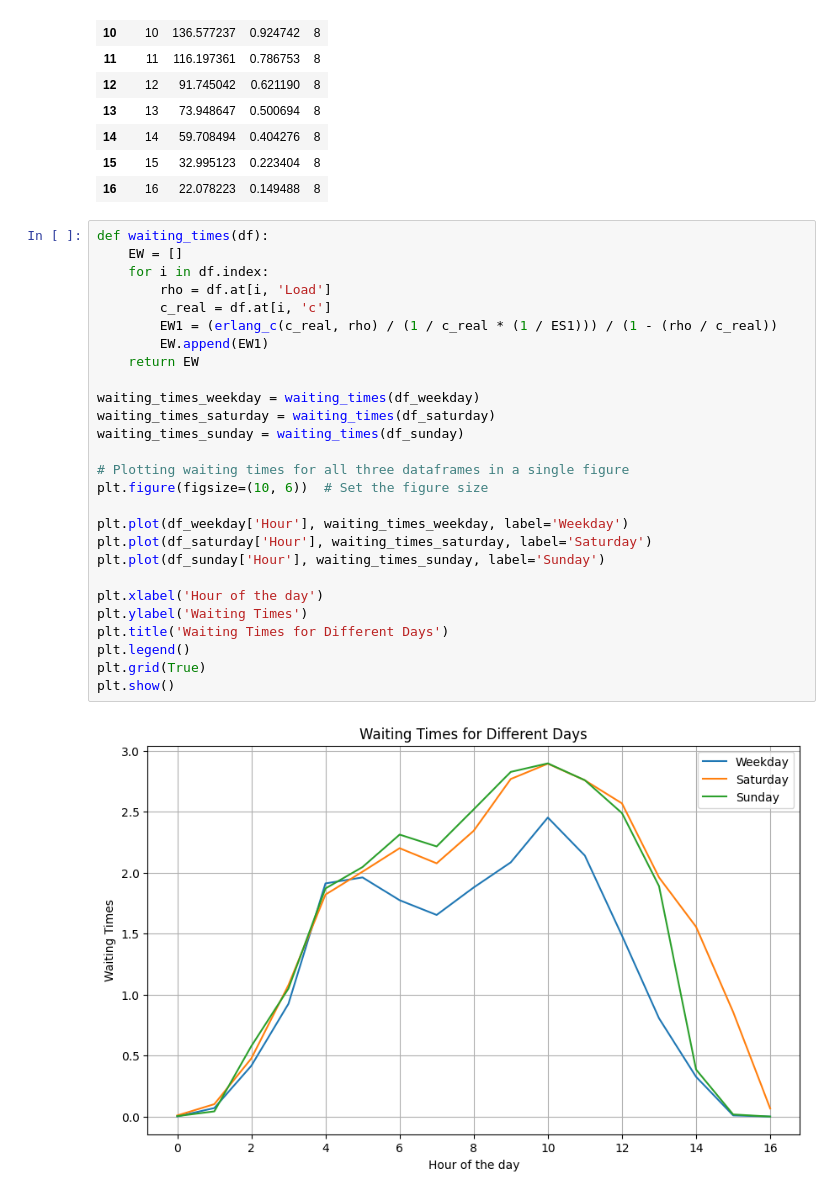
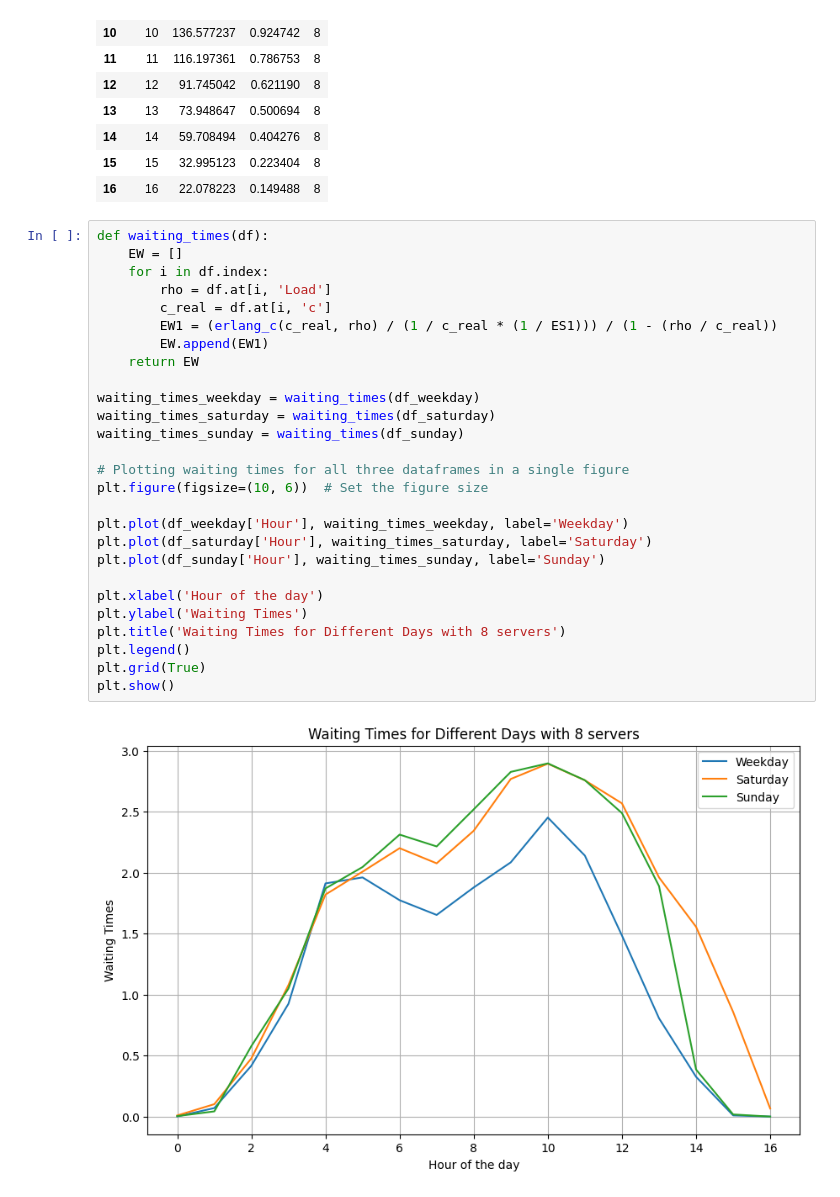
Before and after one commit to nandob7/ASM-Case2, a Jupyter notebook: case2.ipynb, the cells around one changed output. Drawn from its saved outputs; the diff is of its cells as text.

```diff
--- a/case2.ipynb
+++ b/case2.ipynb
@@ -461,29 +461,29 @@ df_weekday
 # %%
 def waiting_times(df):
     EW = []
     for i in df.index:
         rho = df.at[i, 'Load']
         c_real = df.at[i, 'c']
         EW1 = (erlang_c(c_real, rho) / (1 / c_real * (1 / ES1))) / (1 - (rho / c_real))
         EW.append(EW1)
     return EW
 
 waiting_times_weekday = waiting_times(df_weekday)
 waiting_times_saturday = waiting_times(df_saturday)
 waiting_times_sunday = waiting_times(df_sunday)
 
 # Plotting waiting times for all three dataframes in a single figure
 plt.figure(figsize=(10, 6))  # Set the figure size
 
 plt.plot(df_weekday['Hour'], waiting_times_weekday, label='Weekday')
 plt.plot(df_saturday['Hour'], waiting_times_saturday, label='Saturday')
 plt.plot(df_sunday['Hour'], waiting_times_sunday, label='Sunday')
 
 plt.xlabel('Hour of the day')
 plt.ylabel('Waiting Times')
-plt.title('Waiting Times for Different Days')
+plt.title('Waiting Times for Different Days with 8 servers')
 plt.legend()
 plt.grid(True)
 plt.show()
 # %% [output]
-[figure, old version]
+[figure, new version]
```
Also changed, not shown: 1 other file.
